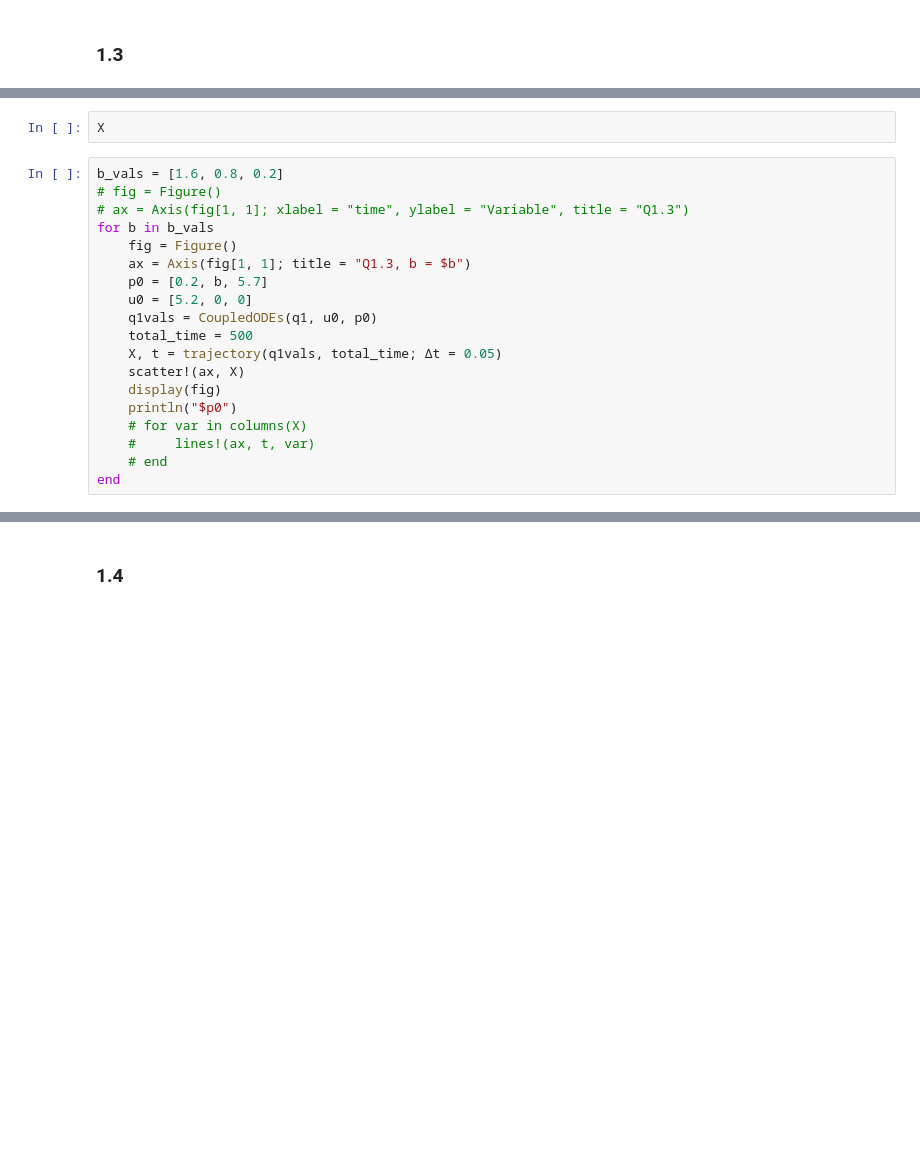
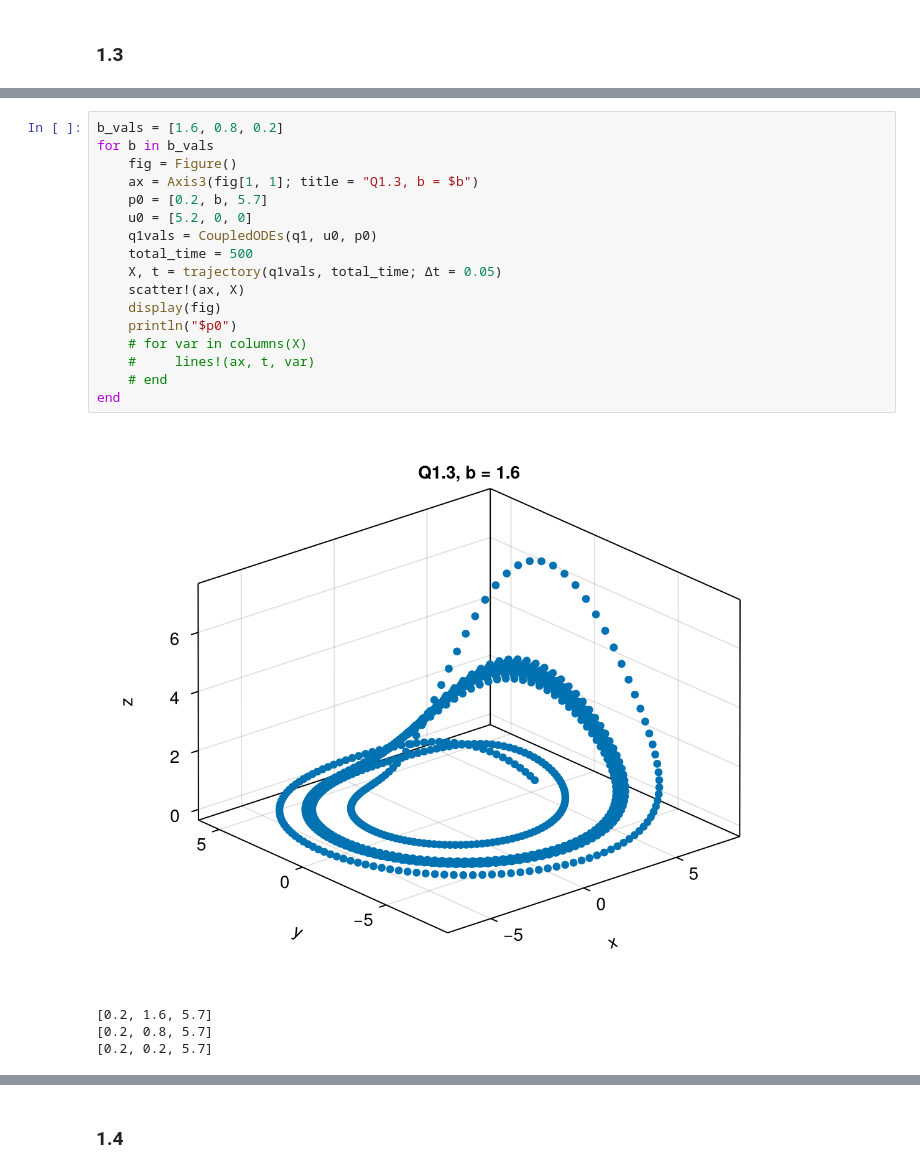
Before and after one commit to SCWalker22/MTH3039, a Jupyter notebook: CW1.ipynb, the cells around one changed output, grey strips where cells are left out. Saved outputs shown, nothing was run; the diff lists cells and outputs as text; blank space fills up the shorter version.

```diff
--- a/CW1.ipynb
+++ b/CW1.ipynb
@@ -44,21 +50,22 @@ end
-# %%
-X
 # %%
 b_vals = [1.6, 0.8, 0.2]
-# fig = Figure()
-# ax = Axis(fig[1, 1]; xlabel = "time", ylabel = "Variable", title = "Q1.3")
 for b in b_vals
     fig = Figure()
-    ax = Axis(fig[1, 1]; title = "Q1.3, b = $b")
+    ax = Axis3(fig[1, 1]; title = "Q1.3, b = $b")
     p0 = [0.2, b, 5.7]
     u0 = [5.2, 0, 0]
     q1vals = CoupledODEs(q1, u0, p0)
     total_time = 500
     X, t = trajectory(q1vals, total_time; Δt = 0.05)
     scatter!(ax, X)
     display(fig)
     println("$p0")
     # for var in columns(X)
     #     lines!(ax, t, var)
     # end
 end
+# %% [output]
+[figure, added]
+[0.2, 1.6, 5.7]
+[0.2, 0.8, 5.7]
+[0.2, 0.2, 5.7]
```
Also changed, not shown: parts of 6 cells of this notebook.
